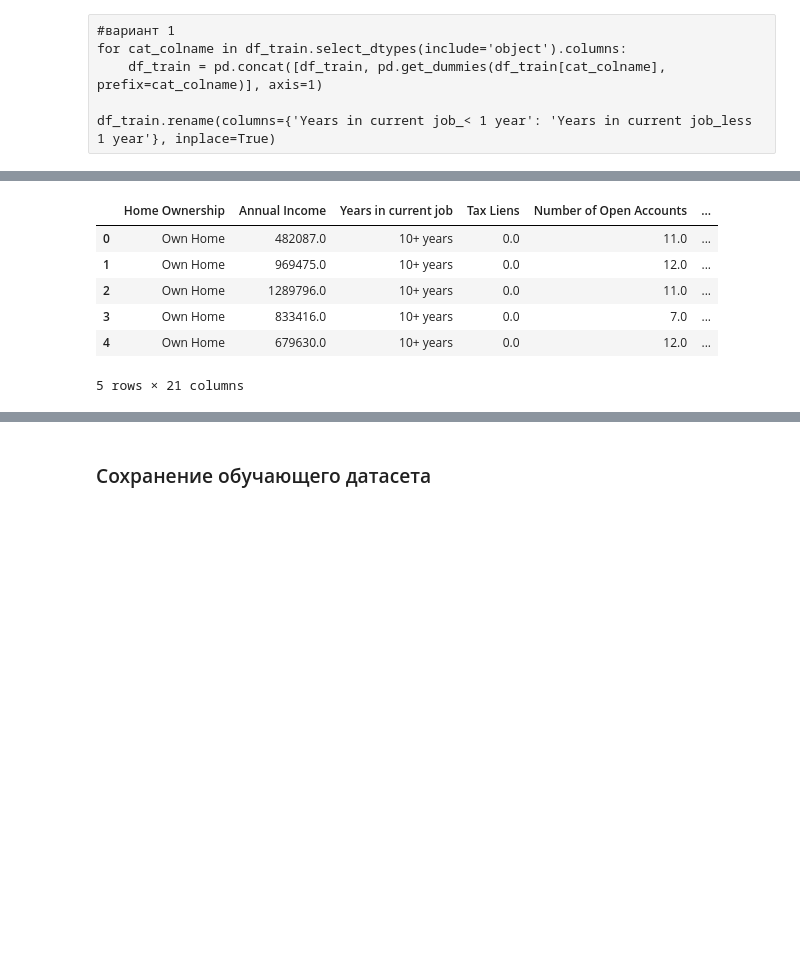
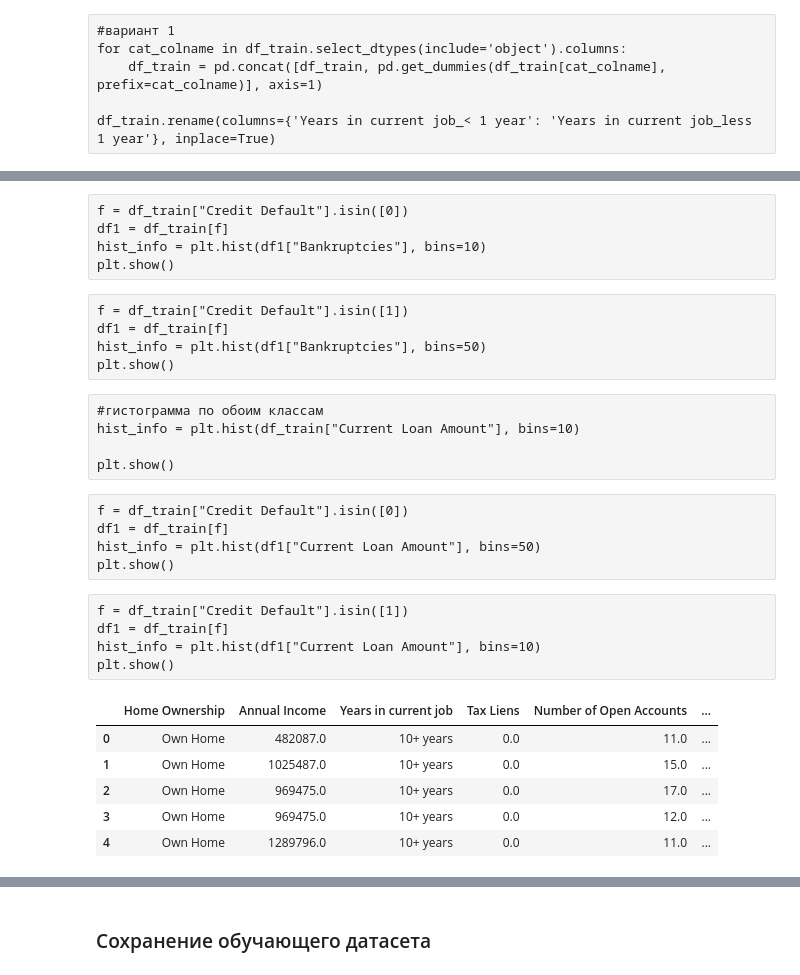
Before and after one commit to gulchitai/python4ds2, a Jupyter notebook: Course project/GSych_solution.ipynb, the cells around one changed output, grey strips where cells are left out. Drawn from its saved outputs; the diff is of its cells as text; code cells hidden in the pictures; blank space fills up the shorter version.

```diff
--- a/Course project/GSych_solution.ipynb
+++ b/Course project/GSych_solution.ipynb
@@ -362,34 +369,62 @@ df_train.rename(columns={'Years in current job_< 1 year': 'Years in current job_
+# %% [raw]
+f = df_train["Credit Default"].isin([0])
+df1 = df_train[f]
+hist_info = plt.hist(df1["Bankruptcies"], bins=10)
+plt.show()
+# %% [raw]
+f = df_train["Credit Default"].isin([1])
+df1 = df_train[f]
+hist_info = plt.hist(df1["Bankruptcies"], bins=50)
+plt.show()
+# %% [raw]
+#гистограмма по обоим классам
+hist_info = plt.hist(df_train["Current Loan Amount"], bins=10)
+
+plt.show()
+# %% [raw]
+f = df_train["Credit Default"].isin([0])
+df1 = df_train[f]
+hist_info = plt.hist(df1["Current Loan Amount"], bins=50)
+plt.show()
+# %% [raw]
+f = df_train["Credit Default"].isin([1])
+df1 = df_train[f]
+hist_info = plt.hist(df1["Current Loan Amount"], bins=10)
+plt.show()
 # %%
 #вариант 2
 groupby = df_train.groupby("Purpose")
 df_temp=groupby["Credit Default"].mean().to_frame()
 df_temp.rename(columns={'Credit Default': 'Purpose_mean'}, inplace=True)
 df_train = pd.merge(df_train, df_temp, on='Purpose', how='inner')
 
 groupby = df_train.groupby("Years in current job")
 df_temp=groupby["Credit Default"].mean().to_frame()
 df_temp.rename(columns={'Credit Default': 'Years in current job_mean'}, inplace=True)
 df_temp
 df_train = pd.merge(df_train, df_temp, on='Years in current job', how='inner')
 
 groupby = df_train.groupby("Home Ownership")
 df_temp=groupby["Credit Default"].mean().to_frame()
 df_temp.rename(columns={'Credit Default': 'Home Ownership_mean'}, inplace=True)
 df_train = pd.merge(df_train, df_temp, on='Home Ownership', how='inner')
 
 #вариант 2 с плюшкой
-groupby = df_train.groupby("Credit Default")
-df_temp=groupby["Credit Score"].mean().to_frame()
-df_temp.rename(columns={'Credit Score': 'Credit Score_mean'}, inplace=True)
-df_train = pd.merge(df_train, df_temp, on='Credit Default', how='inner')
+#groupby = df_train.groupby("Credit Default")
+#df_temp=groupby["Credit Score"].mean().to_frame()
+#df_temp.rename(columns={'Credit Score': 'Credit Score_mean'}, inplace=True)
+#df_train = pd.merge(df_train, df_temp, on='Credit Default', how='inner')
+
+#вариант 3 new
+#df_train['new'] =  df_train["Credit Score"].apply(lambda x: 1 if x>=750 else 0)
+
 
 df_train.head()
 # %% [output]
 |  | Home Ownership | Annual Income | Years in current job | Tax Liens | Number of Open Accounts | ... |
 | 0 | Own Home | 482087.0 | 10+ years | 0.0 | 11.0 | ... |
-| 1 | Own Home | 969475.0 | 10+ years | 0.0 | 12.0 | ... |
-| 2 | Own Home | 1289796.0 | 10+ years | 0.0 | 11.0 | ... |
-| 3 | Own Home | 833416.0 | 10+ years | 0.0 | 7.0 | ... |
-| 4 | Own Home | 679630.0 | 10+ years | 0.0 | 12.0 | ... |
+| 1 | Own Home | 1025487.0 | 10+ years | 0.0 | 15.0 | ... |
+| 2 | Own Home | 969475.0 | 10+ years | 0.0 | 17.0 | ... |
+| 3 | Own Home | 969475.0 | 10+ years | 0.0 | 12.0 | ... |
+| 4 | Own Home | 1289796.0 | 10+ years | 0.0 | 11.0 | ... |
-5 rows × 21 columns
 # %%
```
Also changed, not shown: parts of 27 cells of this notebook, 1 other file.
